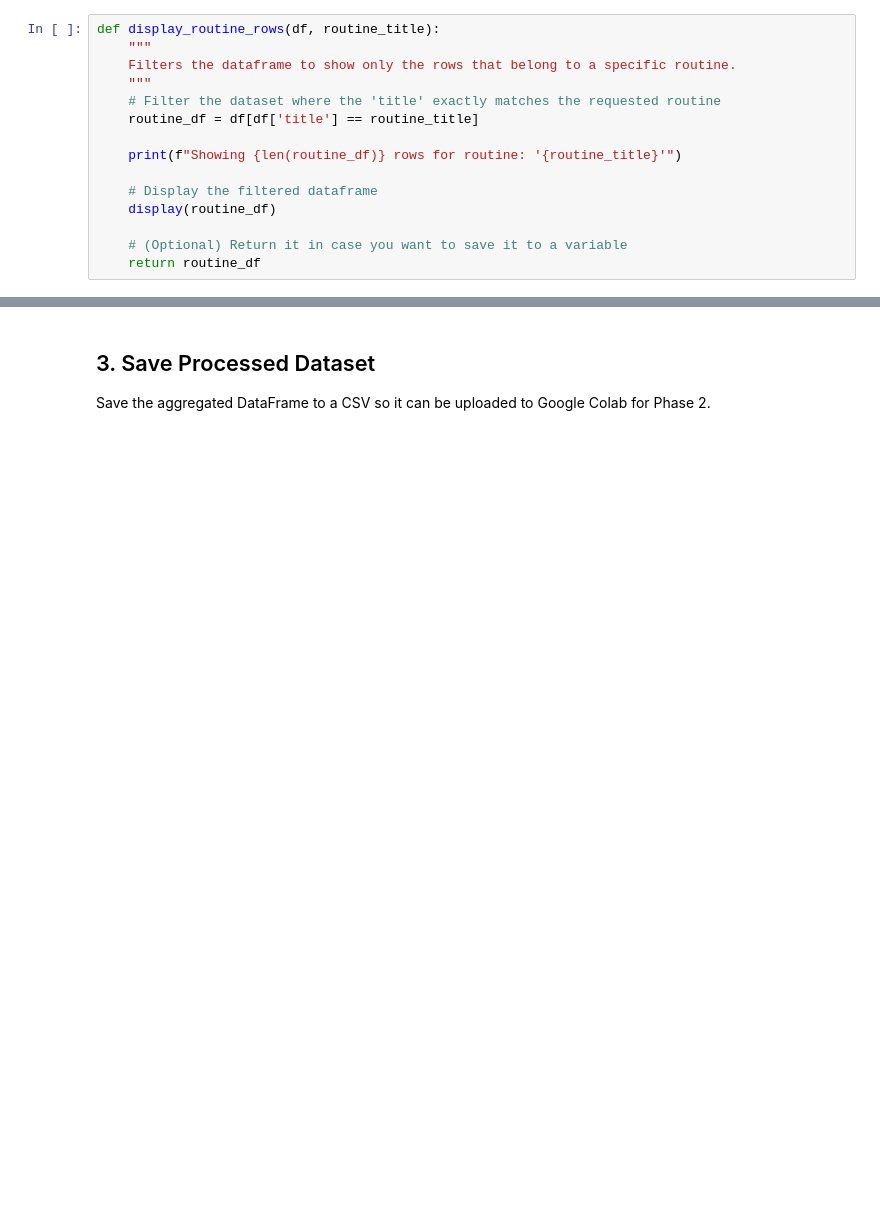
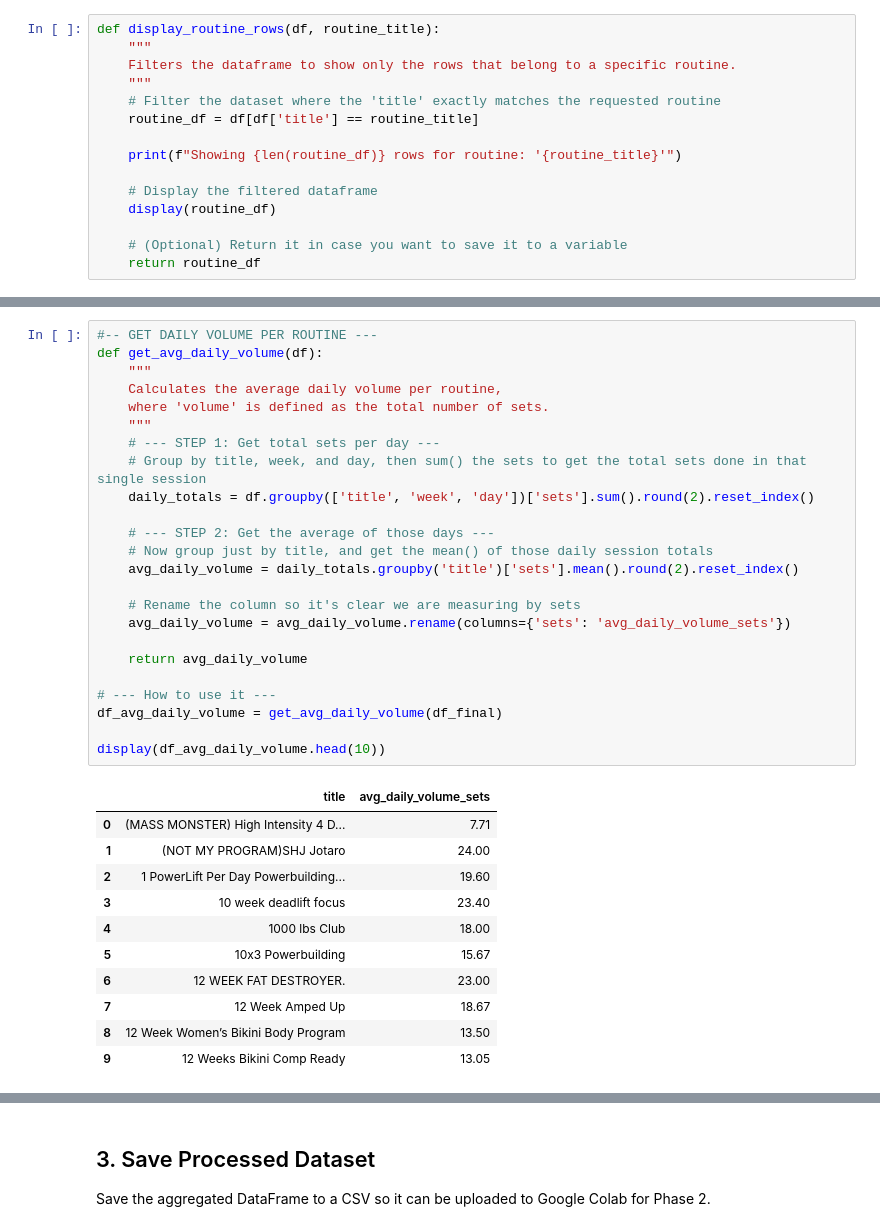
Before and after one commit to sgraziabile/proyecto-mineria, a Jupyter notebook: notebooks/01_data_preprocessing_and_eda.ipynb, the cells around one changed output, grey strips where cells are left out. Drawn from its saved outputs; the diff is of its cells as text; blank space fills up the shorter version.

```diff
--- a/notebooks/01_data_preprocessing_and_eda.ipynb
+++ b/notebooks/01_data_preprocessing_and_eda.ipynb
@@ -455,0 +503,36 @@ Showing 288 rows for routine: 'Mania (Upper/Lower)'
+# %%
+#-- GET DAILY VOLUME PER ROUTINE ---
+def get_avg_daily_volume(df):
+    """
+    Calculates the average daily volume per routine,
+    where 'volume' is defined as the total number of sets.
+    """
+    # --- STEP 1: Get total sets per day ---
+    # Group by title, week, and day, then sum() the sets to get the total sets done in that single session
+    daily_totals = df.groupby(['title', 'week', 'day'])['sets'].sum().round(2).reset_index()
+
+    # --- STEP 2: Get the average of those days ---
+    # Now group just by title, and get the mean() of those daily session totals
+    avg_daily_volume = daily_totals.groupby('title')['sets'].mean().round(2).reset_index()
+
+    # Rename the column so it's clear we are measuring by sets
+    avg_daily_volume = avg_daily_volume.rename(columns={'sets': 'avg_daily_volume_sets'})
+
+    return avg_daily_volume
+
+# --- How to use it ---
+df_avg_daily_volume = get_avg_daily_volume(df_final)
+
+display(df_avg_daily_volume.head(10))
+# %% [output]
+|  | title | avg_daily_volume_sets |
+| 0 | (MASS MONSTER) High Intensity 4 D... | 7.71 |
+| 1 | (NOT MY PROGRAM)SHJ Jotaro | 24.00 |
+| 2 | 1 PowerLift Per Day Powerbuilding... | 19.60 |
+| 3 | 10 week deadlift focus | 23.40 |
+| 4 | 1000 lbs Club | 18.00 |
+| 5 | 10x3 Powerbuilding | 15.67 |
+| 6 | 12 WEEK FAT DESTROYER. | 23.00 |
+| 7 | 12 Week Amped Up | 18.67 |
+| 8 | 12 Week Women’s Bikini Body Program | 13.50 |
+| 9 | 12 Weeks Bikini Comp Ready | 13.05 |
```
Also changed, not shown: parts of 8 cells of this notebook.
